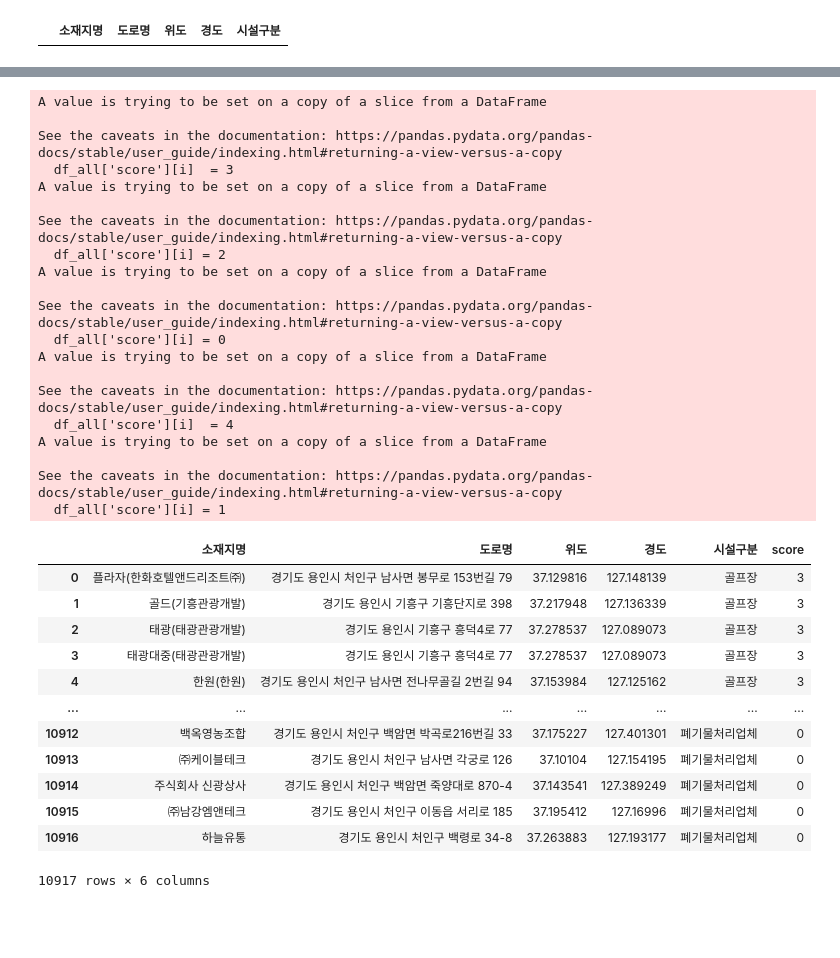
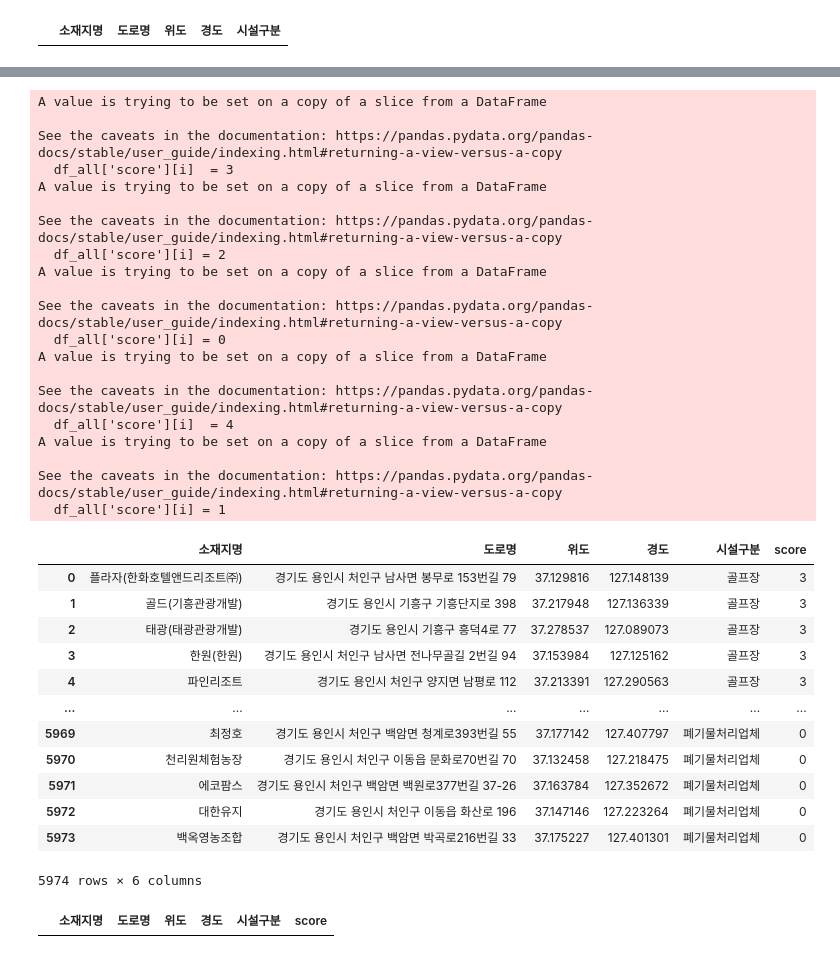
Before and after one commit to Lynnsdata/electric_project, a Jupyter notebook: 가중치.ipynb, the cells around one changed output, grey strips where cells are left out. Saved outputs shown, nothing was run; the diff lists cells and outputs as text; code cells hidden in the pictures; blank space fills up the shorter version.

```diff
--- a/가중치.ipynb
+++ b/가중치.ipynb
@@ -84,0 +85,3 @@ memory usage: 426.6+ KB
+# %%
+df_all = df_all.drop_duplicates(['도로명'])
+df_all
@@ -84,0 +102,3 @@ memory usage: 426.6+ KB
+# %%
+df_all = df_all.reset_index(drop=True)
+df_all
@@ -84,0 +119,4 @@ memory usage: 426.6+ KB
+# %%
+for i in range(len(df_all)):
+    df_all['도로명'][i] = df_all['도로명'][i].rstrip()
+df_all
@@ -85,4 +137,6 @@ memory usage: 426.6+ KB
 # %%
+df_all['score'] = 0
+
 for i in range(len(df_all)):
     if (df_all.loc[i, '시설구분'] == '숙박업소') | (df_all.loc[i, '시설구분']  == '아파트주차장') | (df_all.loc[i,'시설구분'] == '관공서'):
         df_all['score'][i]  = 4
@@ -93,39 +147,43 @@ for i in range(len(df_all)):
     elif (df_all.loc[i,'시설구분'] == '음식점') | (df_all.loc[i,'시설구분'] == '의원') | (df_all.loc[i,'시설구분'] == '일반음식점'):
         df_all['score'][i] = 1
     else:
         df_all['score'][i] = 0
 df_all
 # %% [output]
 A value is trying to be set on a copy of a slice from a DataFrame
 
 See the caveats in the documentation: https://pandas.pydata.org/pandas-docs/stable/user_guide/indexing.html#returning-a-view-versus-a-copy
   df_all['score'][i]  = 3
 A value is trying to be set on a copy of a slice from a DataFrame
 
 See the caveats in the documentation: https://pandas.pydata.org/pandas-docs/stable/user_guide/indexing.html#returning-a-view-versus-a-copy
   df_all['score'][i] = 2
 A value is trying to be set on a copy of a slice from a DataFrame
 
 See the caveats in the documentation: https://pandas.pydata.org/pandas-docs/stable/user_guide/indexing.html#returning-a-view-versus-a-copy
   df_all['score'][i] = 0
 A value is trying to be set on a copy of a slice from a DataFrame
 
 See the caveats in the documentation: https://pandas.pydata.org/pandas-docs/stable/user_guide/indexing.html#returning-a-view-versus-a-copy
   df_all['score'][i]  = 4
 A value is trying to be set on a copy of a slice from a DataFrame
 
 See the caveats in the documentation: https://pandas.pydata.org/pandas-docs/stable/user_guide/indexing.html#returning-a-view-versus-a-copy
   df_all['score'][i] = 1
 |  | 소재지명 | 도로명 | 위도 | 경도 | 시설구분 | score |
 | 0 | 플라자(한화호텔앤드리조트㈜) | 경기도 용인시 처인구 남사면 봉무로 153번길 79 | 37.129816 | 127.148139 | 골프장 | 3 |
 | 1 | 골드(기흥관광개발) | 경기도 용인시 기흥구 기흥단지로 398 | 37.217948 | 127.136339 | 골프장 | 3 |
 | 2 | 태광(태광관광개발) | 경기도 용인시 기흥구 흥덕4로 77 | 37.278537 | 127.089073 | 골프장 | 3 |
-| 3 | 태광대중(태광관광개발) | 경기도 용인시 기흥구 흥덕4로 77 | 37.278537 | 127.089073 | 골프장 | 3 |
-| 4 | 한원(한원) | 경기도 용인시 처인구 남사면 전나무골길 2번길 94 | 37.153984 | 127.125162 | 골프장 | 3 |
+| 3 | 한원(한원) | 경기도 용인시 처인구 남사면 전나무골길 2번길 94 | 37.153984 | 127.125162 | 골프장 | 3 |
+| 4 | 파인리조트 | 경기도 용인시 처인구 양지면 남평로 112 | 37.213391 | 127.290563 | 골프장 | 3 |
 | ... | ... | ... | ... | ... | ... | ... |
-| 10912 | 백옥영농조합 | 경기도 용인시 처인구 백암면 박곡로216번길 33 | 37.175227 | 127.401301 | 폐기물처리업체 | 0 |
-| 10913 | ㈜케이블테크 | 경기도 용인시 처인구 남사면 각궁로 126 | 37.10104 | 127.154195 | 폐기물처리업체 | 0 |
-| 10914 | 주식회사 신광상사 | 경기도 용인시 처인구 백암면 죽양대로 870-4 | 37.143541 | 127.389249 | 폐기물처리업체 | 0 |
-| 10915 | ㈜남강엠앤테크 | 경기도 용인시 처인구 이동읍 서리로 185 | 37.195412 | 127.16996 | 폐기물처리업체 | 0 |
-| 10916 | 하늘유통 | 경기도 용인시 처인구 백령로 34-8 | 37.263883 | 127.193177 | 폐기물처리업체 | 0 |
+| 5969 | 최정호 | 경기도 용인시 처인구 백암면 청계로393번길 55 | 37.177142 | 127.407797 | 폐기물처리업체 | 0 |
+| 5970 | 천리원체험농장 | 경기도 용인시 처인구 이동읍 문화로70번길 70 | 37.132458 | 127.218475 | 폐기물처리업체 | 0 |
+| 5971 | 에코팜스 | 경기도 용인시 처인구 백암면 백원로377번길 37-26 | 37.163784 | 127.352672 | 폐기물처리업체 | 0 |
+| 5972 | 대한유지 | 경기도 용인시 처인구 이동읍 화산로 196 | 37.147146 | 127.223264 | 폐기물처리업체 | 0 |
+| 5973 | 백옥영농조합 | 경기도 용인시 처인구 백암면 박곡로216번길 33 | 37.175227 | 127.401301 | 폐기물처리업체 | 0 |
-10917 rows × 6 columns
+5974 rows × 6 columns
+# %%
+df_all[df_all['위도'] == 0]
+# %% [output]
+|  | 소재지명 | 도로명 | 위도 | 경도 | 시설구분 | score |
```
Also changed, not shown: parts of 7 cells of this notebook, 4 other files.
